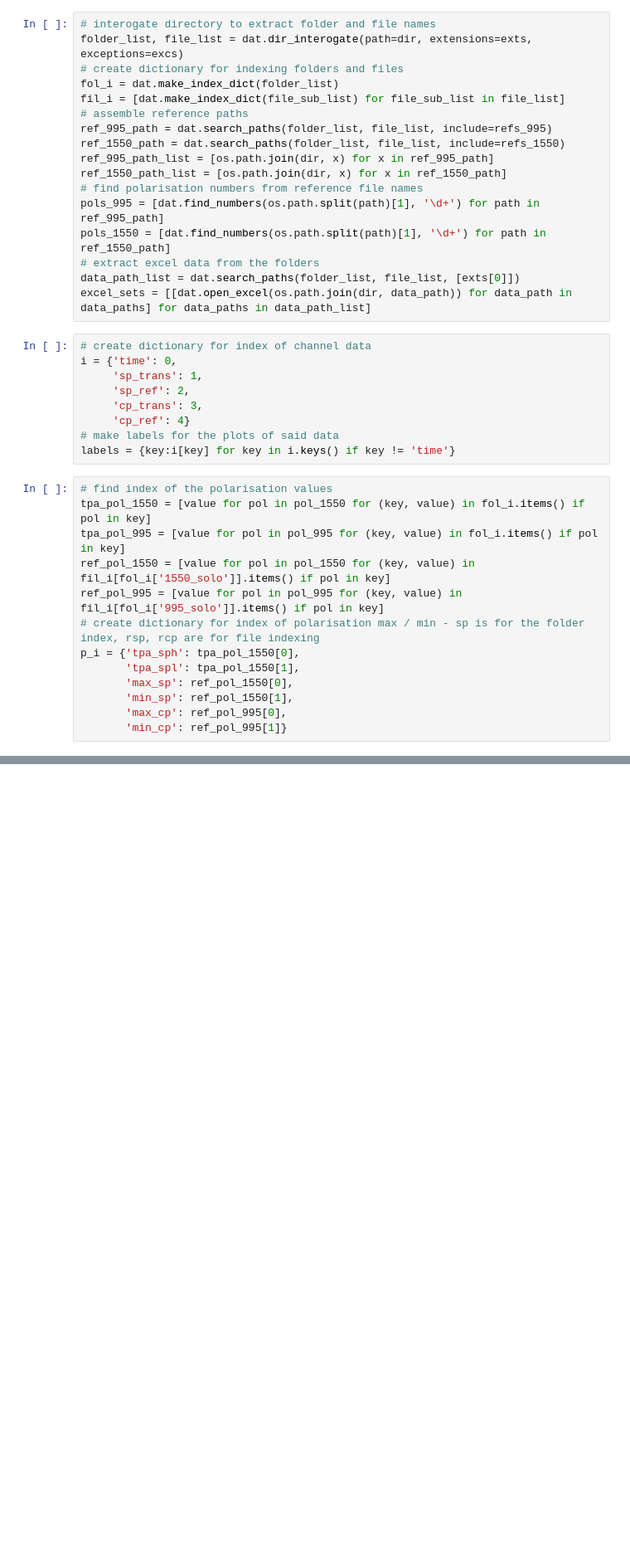
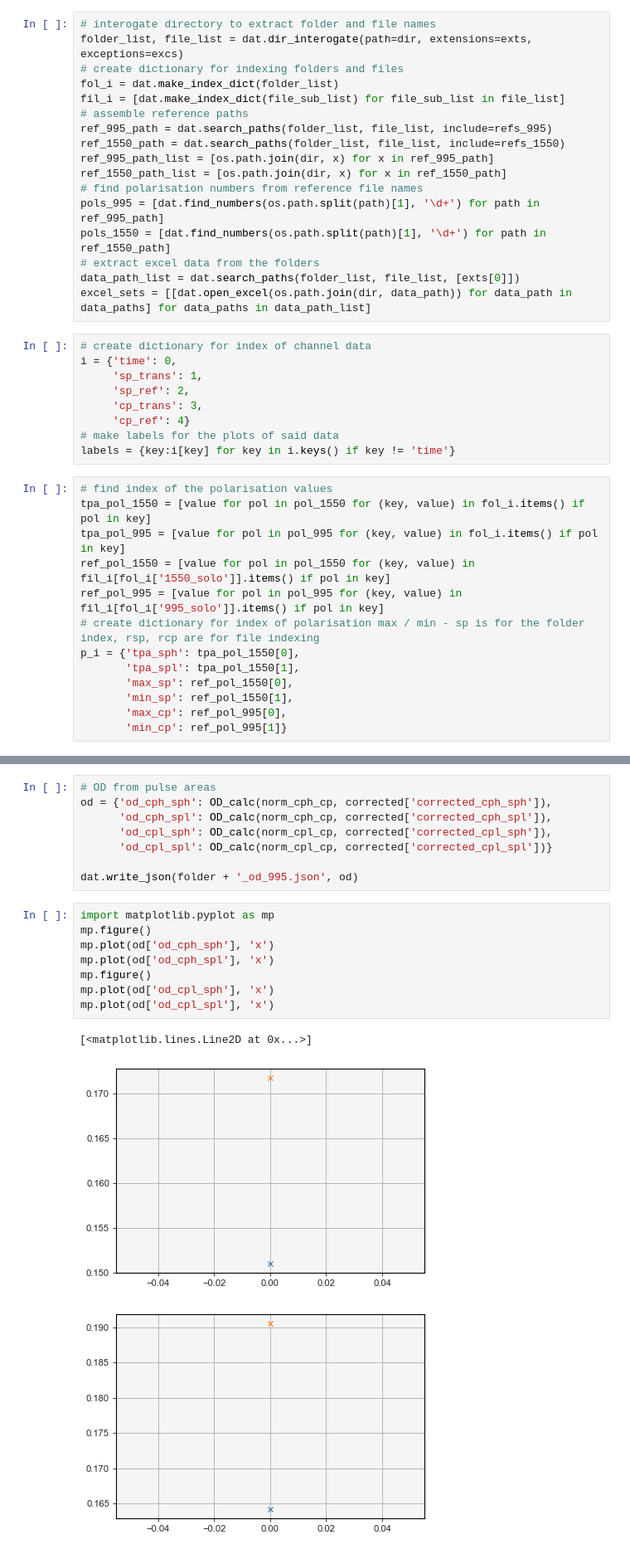
Before and after one commit to SMK-UK/TPA, a Jupyter notebook: 2301_unlock_HP.ipynb, the cells around one changed output, grey strips where cells are left out. Shown at 83% size. Drawn from its saved outputs; the diff is of its cells as text; blank space fills up the shorter version.

```diff
--- a/2301_unlock_HP.ipynb
+++ b/2301_unlock_HP.ipynb
@@ -111,0 +156,20 @@ dat.write_json(folder + '.json', norm)
+# %%
+# OD from pulse areas
+od = {'od_cph_sph': OD_calc(norm_cph_cp, corrected['corrected_cph_sph']),
+      'od_cph_spl': OD_calc(norm_cph_cp, corrected['corrected_cph_spl']),
+      'od_cpl_sph': OD_calc(norm_cpl_cp, corrected['corrected_cpl_sph']),
+      'od_cpl_spl': OD_calc(norm_cpl_cp, corrected['corrected_cpl_spl'])}
+
+dat.write_json(folder + '_od_995.json', od)
+# %%
+import matplotlib.pyplot as mp
+mp.figure()
+mp.plot(od['od_cph_sph'], 'x')
+mp.plot(od['od_cph_spl'], 'x')
+mp.figure()
+mp.plot(od['od_cpl_sph'], 'x')
+mp.plot(od['od_cpl_spl'], 'x')
+# %% [output]
+[<matplotlib.lines.Line2D at 0x...>]
+[figure, added]
+[figure, added]
```
Also changed, not shown: parts of 12 cells of this notebook, 8 other files.
